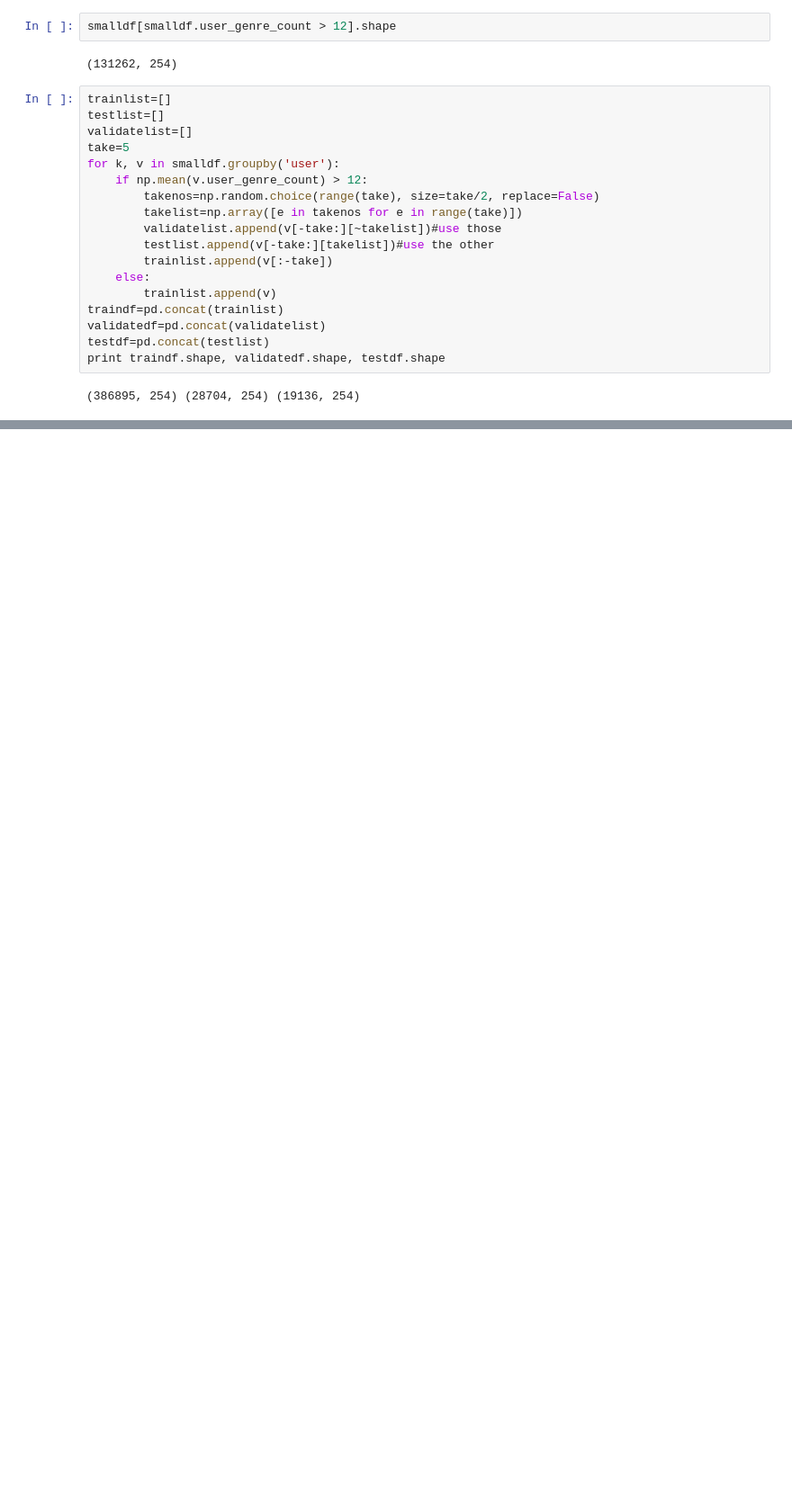
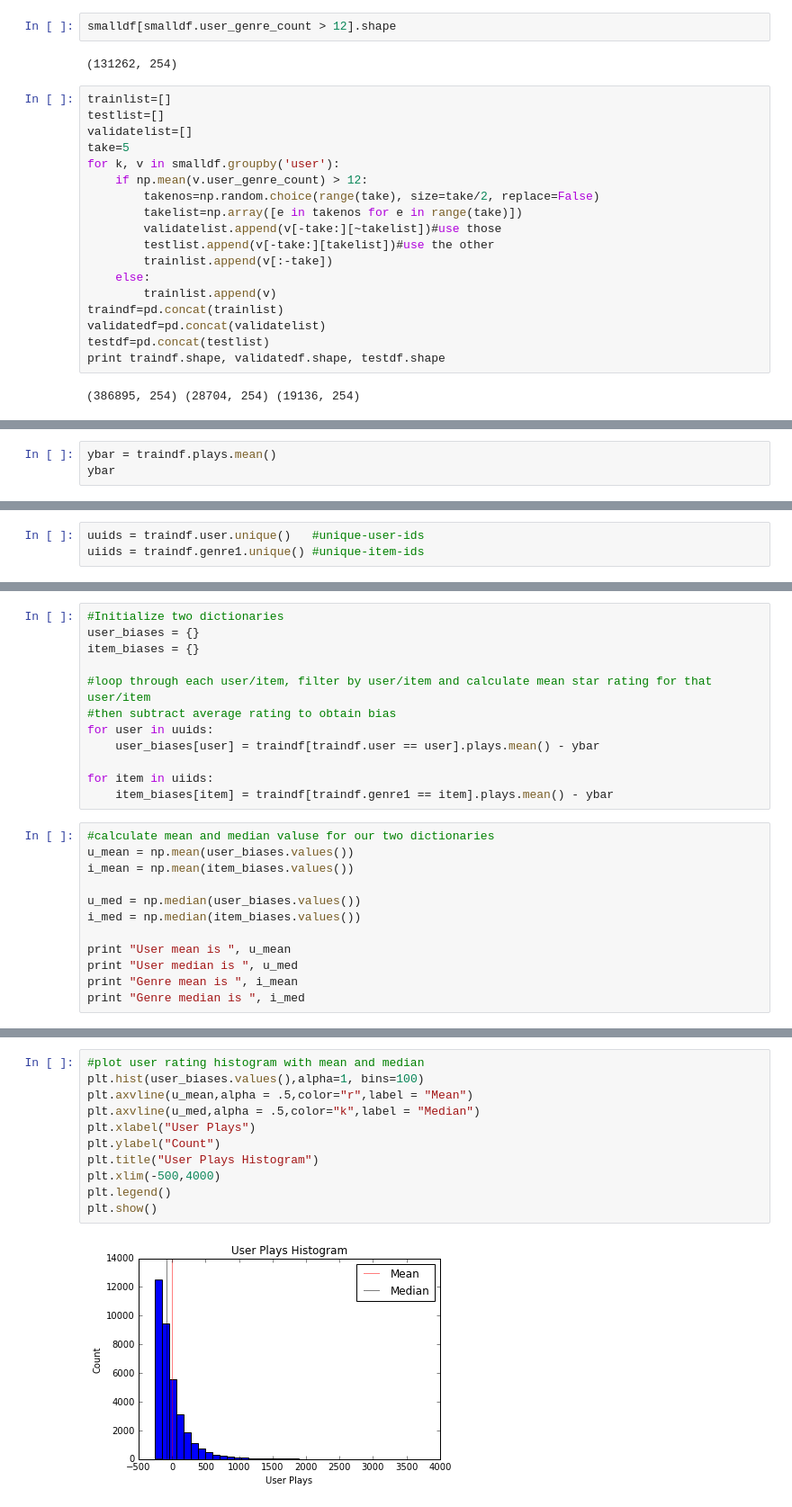
Before and after one commit to twkillian/cs181_practicals, a Jupyter notebook: Practical 3/Practical 3 AJP Final.ipynb, the cells around one changed output, grey strips where cells are left out. Shown at 90% size. Drawn from its saved outputs; the diff is of its cells as text; blank space fills up the shorter version.

```diff
--- a/Practical 3/Practical 3 AJP Final.ipynb
+++ b/Practical 3/Practical 3 AJP Final.ipynb
@@ -342,0 +376,3 @@ print np.sum(maskval), np.sum(masktest)
+# %%
+ybar = traindf.plays.mean()
+ybar
@@ -342,0 +381,3 @@ print np.sum(maskval), np.sum(masktest)
+# %%
+uuids = traindf.user.unique()   #unique-user-ids
+uiids = traindf.genre1.unique() #unique-item-ids
@@ -342,0 +396,24 @@ print np.sum(maskval), np.sum(masktest)
+# %%
+#Initialize two dictionaries
+user_biases = {}
+item_biases = {}
+
+#loop through each user/item, filter by user/item and calculate mean star rating for that user/item
+#then subtract average rating to obtain bias
+for user in uuids:
+    user_biases[user] = traindf[traindf.user == user].plays.mean() - ybar
+
+for item in uiids:
+    item_biases[item] = traindf[traindf.genre1 == item].plays.mean() - ybar
+# %%
+#calculate mean and median valuse for our two dictionaries
+u_mean = np.mean(user_biases.values())
+i_mean = np.mean(item_biases.values())
+
+u_med = np.median(user_biases.values())
+i_med = np.median(item_biases.values())
+
+print "User mean is ", u_mean
+print "User median is ", u_med
+print "Genre mean is ", i_mean
+print "Genre median is ", i_med
@@ -342,0 +425,13 @@ print np.sum(maskval), np.sum(masktest)
+# %%
+#plot user rating histogram with mean and median
+plt.hist(user_biases.values(),alpha=1, bins=100)
+plt.axvline(u_mean,alpha = .5,color="r",label = "Mean")
+plt.axvline(u_med,alpha = .5,color="k",label = "Median")
+plt.xlabel("User Plays")
+plt.ylabel("Count")
+plt.title("User Plays Histogram")
+plt.xlim(-500,4000)
+plt.legend()
+plt.show()
+# %% [output]
+[figure, added]
```
Also changed, not shown: parts of 13 cells of this notebook.
